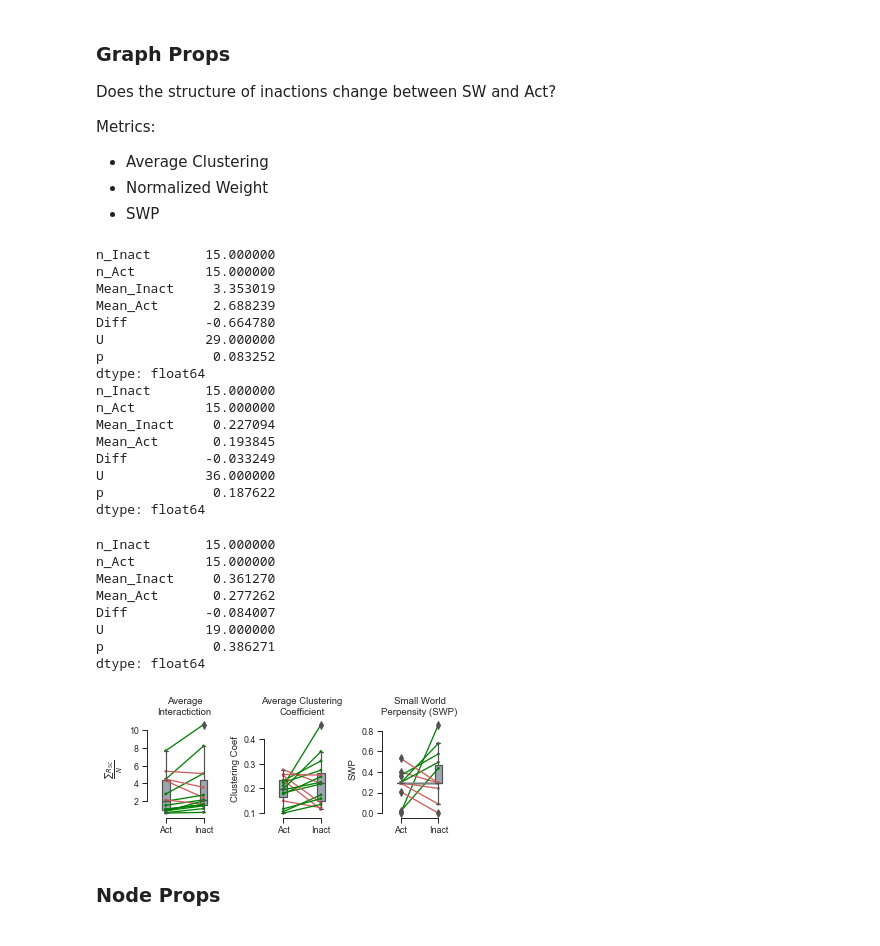
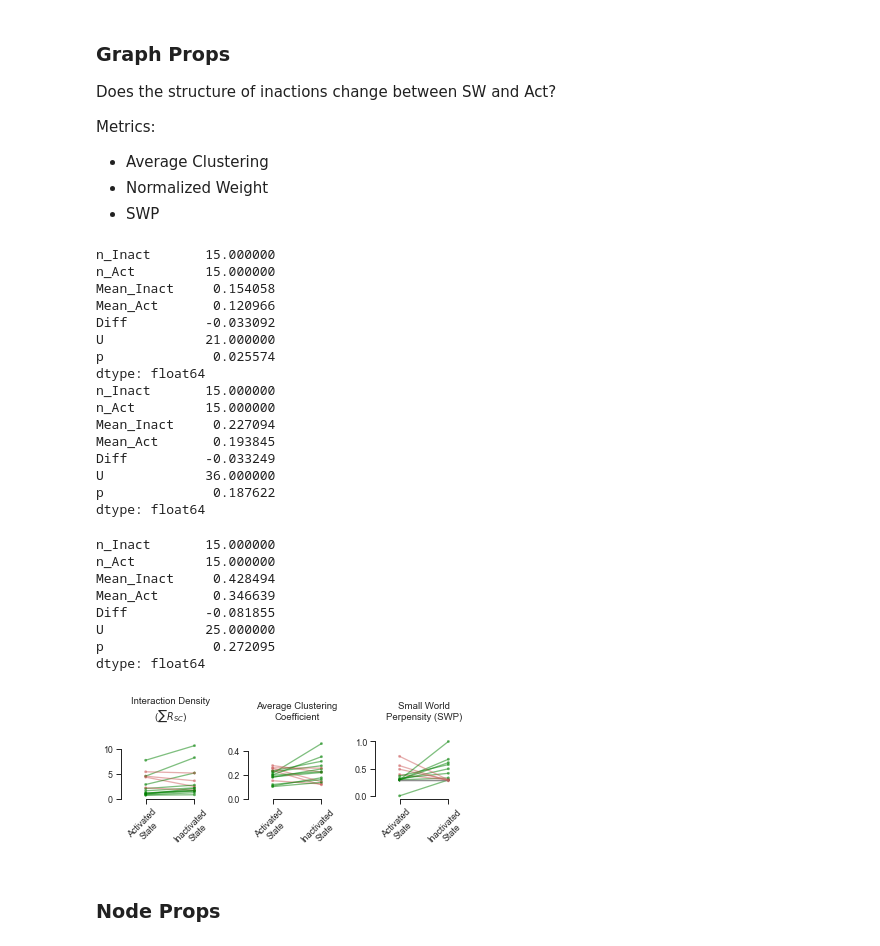
Before and after one commit to Ruairi-osul/drn-interactions, a Jupyter notebook: notebooks/Brain State/Interactions - Graph.ipynb, the cells around one changed output. Cells and saved outputs as stored; diff of their text form; code cells hidden in the pictures.

Commit message:
redid graph

```diff
--- a/notebooks/Brain State/Interactions - Graph.ipynb
+++ b/notebooks/Brain State/Interactions - Graph.ipynb
@@ -129,78 +132,89 @@ Metrics:
 - Normalized Weight
 - SWP
 # %%
-dfn = df_node.loc[lambda x: x.bin_width == 1]
 
 def compare_graph(df, metric):
     piv = df.pivot(index="session", columns="state", values=metric)
-    x = piv.Inact
-    y = piv.Act
+    x = piv["Inactivated\nState"]
+    y = piv["Activated\nState"]
     res = mannwhitneyu_plusplus(x, y, names=("Inact", "Act"), compare_f=wilcoxon)
     return res
 
-def plot_graph(df, metric, ax=None):
-    pg.plot_paired(df, dv=metric, within="state", subject="session", ax=ax)
+def plot_graph(df, metric, ax=None, **kwargs):
+    pg.plot_paired(df, dv=metric, within="state", subject="session", ax=ax, **kwargs)
     return
 
 dfg = (
-    df_graph
+    load_derived_generic("graph/bs - graph.csv")
     .loc[lambda x: x.bin_width == 1]
     .copy()
-    .assign(state=lambda x: np.where(x.state == "sw", "Inact", "Act"))
-    .assign(state=lambda x: pd.Categorical(x.state, categories=["Inact", "Act"]))
+    .assign(state=lambda x: np.where(x.state == "sw", "Inactivated\nState", "Activated\nState"))
+    .assign(state=lambda x: pd.Categorical(x.state, categories=["Inactivated\nState", "Activated\nState"]))
 )
 
 
-f = plt.figure(figsize=(5, 2), constrained_layout=True)
+f = plt.figure(figsize=(6.3, 1.1))
 
 axes = f.subplots(1, 3, sharex=True)
 
 print(compare_graph(dfg, "avg_deg"))
-plot_graph(dfg, "avg_deg",  ax=axes[0])
-axes[0].set_title("Average\nInteractiction")
-axes[0].set_ylabel(r"$\frac{\sum{R_{SC}}}{N}$")
+
+axes[0].set_ylim(0, 12)
+plot_graph(dfg, "density",  ax=axes[0], pointplot_kwargs=dict(alpha=0.5), dpi=300,  boxplot=False)
+axes[0].set_title("Interaction Density\n($\sum{R_{SC} }$)", pad=20)
+# axes[0].set_ylabel(r"$\frac{\sum{R_{SC}}}{N}$")
+axes[0].set_ylabel("")
 axes[0].set_xlabel("")
 
 print(compare_graph(dfg, "avg_clust"))
-plot_graph(dfg, "avg_clust", ax=axes[1])
-axes[1].set_title("Average Clustering\nCoefficient")
-axes[1].set_ylabel("Clustering Coef")
+
+axes[1].set_ylim(0, 0.5)
+plot_graph(dfg, "avg_clust", ax=axes[1], pointplot_kwargs=dict(alpha=0.5), dpi=300,  boxplot=False)
+axes[1].set_title("Average Clustering\nCoefficient", pad=20)
+# axes[1].set_ylabel("Clustering Coef")
+axes[1].set_ylabel("")
 axes[1].set_xlabel("")
 
 
 
 print(compare_graph(dfg, "swp"))
-plot_graph(dfg, "swp",  ax=axes[2])
-axes[2].set_title("Small World\nPerpensity (SWP)")
-axes[2].set_ylabel("SWP")
+plot_graph(dfg, "swp",  ax=axes[2], pointplot_kwargs=dict(alpha=0.5,), dpi=300,  boxplot=False)
+axes[2].set_title("Small World\nPerpensity (SWP)", pad=20)
+# axes[2].set_ylabel("SWP")
+axes[2].set_ylabel("")
 axes[2].set_xlabel("")
+
+for ax in axes:
+    ax.set_xticklabels(ax.get_xticklabels(), rotation=45, ha="center")
+
+f.subplots_adjust(wspace=0.3)
 f.savefig(fig_dir / "bs - graph stats.png", bbox_inches="tight", dpi=300)
 # %% [output]
 n_Inact       15.000000
 n_Act         15.000000
-Mean_Inact     3.353019
-Mean_Act       2.688239
-Diff          -0.664780
-U             29.000000
-p              0.083252
+Mean_Inact     0.154058
+Mean_Act       0.120966
+Diff          -0.033092
+U             21.000000
+p              0.025574
 dtype: float64
 n_Inact       15.000000
 n_Act         15.000000
 Mean_Inact     0.227094
 Mean_Act       0.193845
 Diff          -0.033249
 U             36.000000
 p              0.187622
 dtype: float64
 n_Inact       15.000000
 n_Act         15.000000
-Mean_Inact     0.361270
-Mean_Act       0.277262
-Diff          -0.084007
-U             19.000000
-p              0.386271
+Mean_Inact     0.428494
+Mean_Act       0.346639
+Diff          -0.081855
+U             25.000000
+p              0.272095
 dtype: float64
-[figure, old version]
+[figure, new version]
 # %% [markdown]
 ### Node Props
 # %%
```
Also changed, not shown: parts of 1 cell of this notebook, 4 other files.
